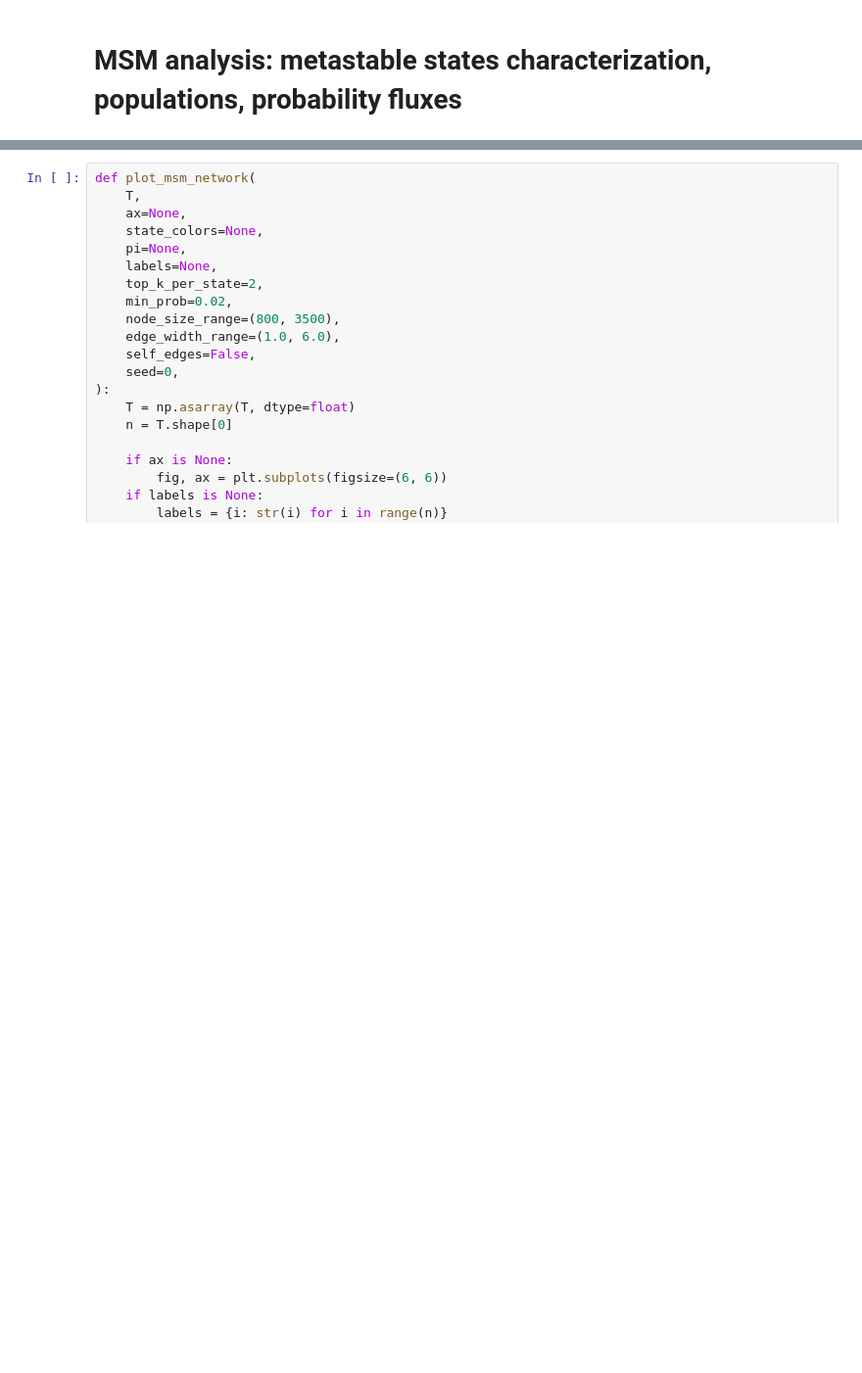
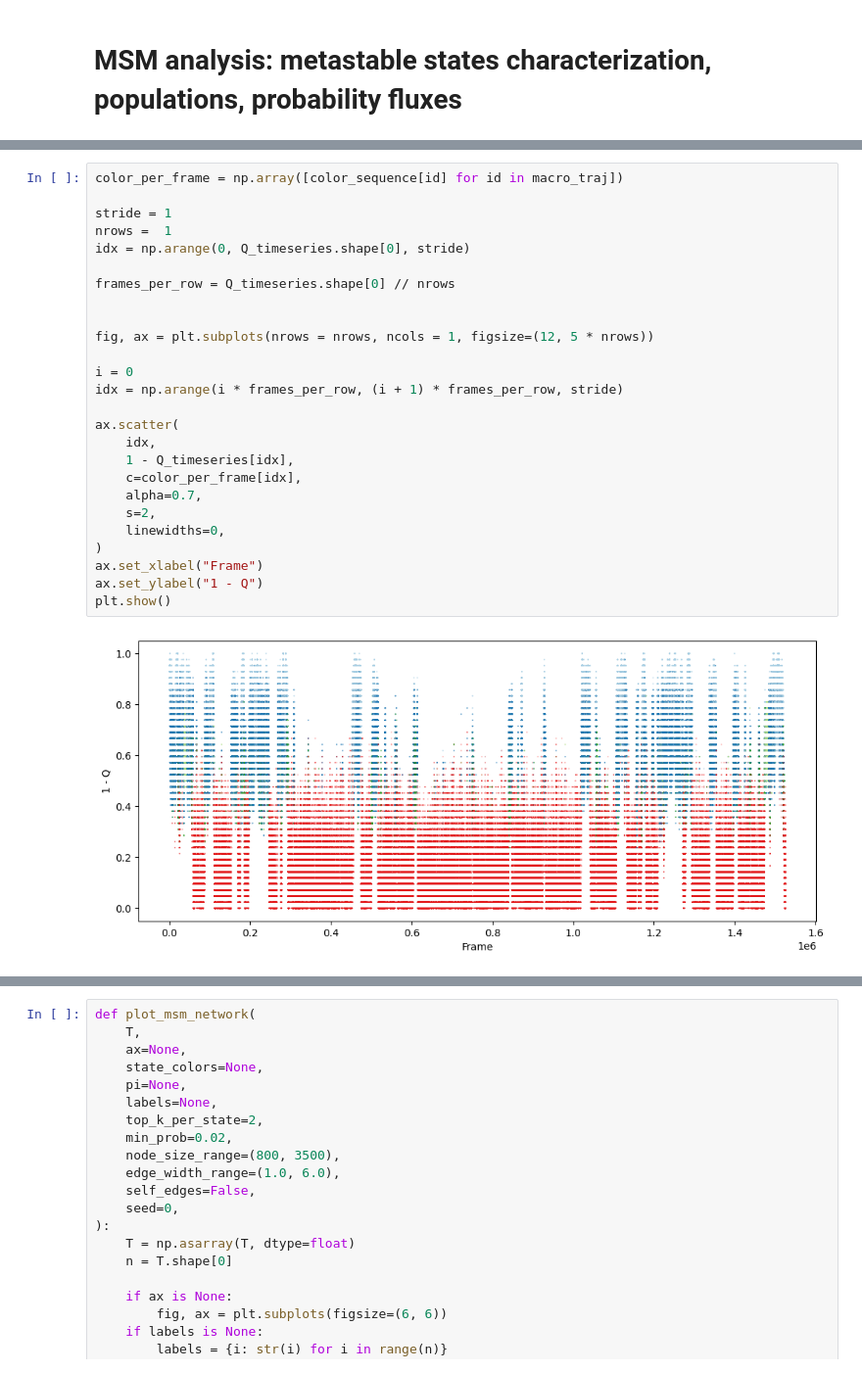
Before and after one commit to miriamzara/MSM, a Jupyter notebook: step_4_analysis.ipynb, the cells around one changed output, grey strips where cells are left out. Shown at 98% size. Drawn from its saved outputs; the diff is of its cells as text; blank space fills up the shorter version.

```diff
--- a/step_4_analysis.ipynb
+++ b/step_4_analysis.ipynb
@@ -21,0 +77,28 @@ pca_traj = np.load("intermediate_outputs/mindists2_pca_5.npz")['arr_0']
+# %%
+color_per_frame = np.array([color_sequence[id] for id in macro_traj])
+
+stride = 1
+nrows =  1
+idx = np.arange(0, Q_timeseries.shape[0], stride)
+
+frames_per_row = Q_timeseries.shape[0] // nrows
+
+
+fig, ax = plt.subplots(nrows = nrows, ncols = 1, figsize=(12, 5 * nrows))
+
+i = 0
+idx = np.arange(i * frames_per_row, (i + 1) * frames_per_row, stride)
+
+ax.scatter(
+    idx,
+    1 - Q_timeseries[idx],
+    c=color_per_frame[idx],
+    alpha=0.7,
+    s=2,
+    linewidths=0,
+)
+ax.set_xlabel("Frame")
+ax.set_ylabel("1 - Q")
+plt.show()
+# %% [output]
+[figure, added]
```
Also changed, not shown: parts of 16 cells of this notebook, 5 other files.
